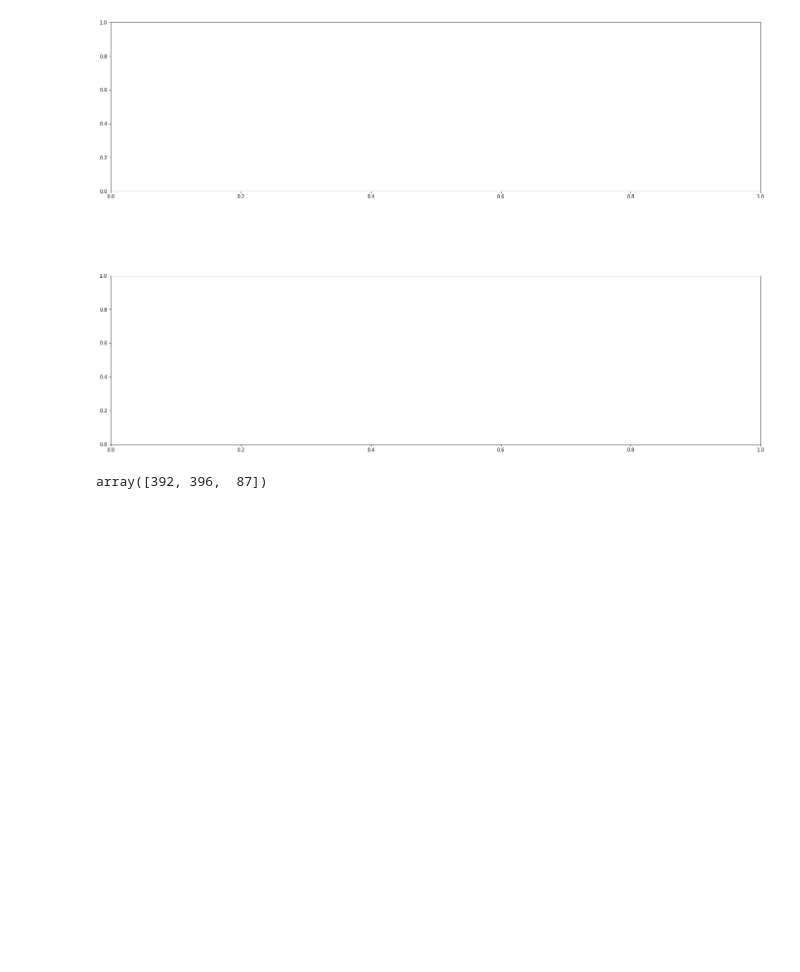
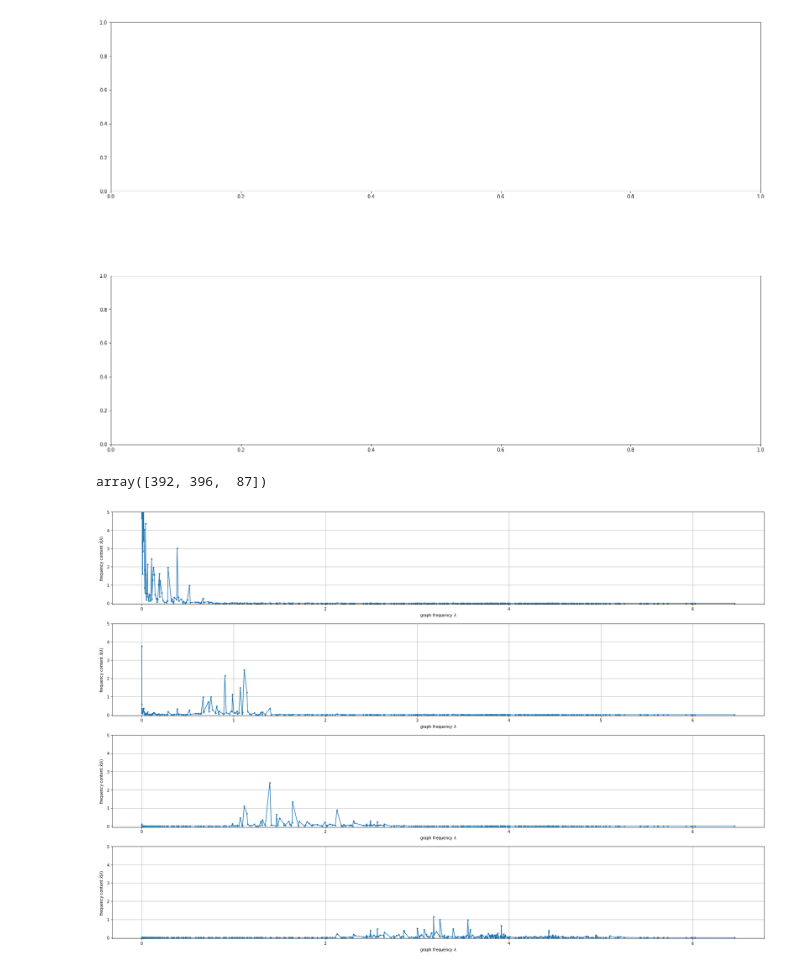
Before and after one commit to ethz-asl/fgsp, a Jupyter notebook: src/Mission_03_test.ipynb, the cells around one changed output. Drawn from its saved outputs; the diff is of its cells as text; code cells hidden in the pictures; blank space fills up the shorter version.

```diff
--- a/src/Mission_03_test.ipynb
+++ b/src/Mission_03_test.ipynb
@@ -376,0 +357,40 @@ peaks[0,j] = 1
+# %%
+s_0_hat = G.gft(s[:,0]).squeeze()
+s_1_hat = G.gft(s[:,1]).squeeze()
+s_2_hat = G.gft(s[:,2]).squeeze()
+s_3_hat = G.gft(s[:,3]).squeeze()
+
+fig, axes = plt.subplots(4, 1, figsize=(24, 16))
+fig.subplots_adjust(hspace=0.5)
+
+axes[0].plot(G.e, np.abs(s_0_hat), '.-')
+axes[0].set_xticks(range(0, 8, 2))
+axes[0].set_xlabel(r'graph frequency $\lambda$')
+axes[0].set_ylim(-0.05, 5)
+axes[0].set_ylabel(r'frequency content $\hat{x}(\lambda)$')
+axes[0].grid()
+
+axes[1].plot(G.e, np.abs(s_1_hat), '.-')
+#axes[1].set_xticks(range(0, 8, 2))
+axes[1].set_xlabel(r'graph frequency $\lambda$')
+axes[1].set_ylim(-0.05, 5)
+axes[1].set_ylabel(r'frequency content $\hat{x}(\lambda)$')
+axes[1].grid()
+
+axes[2].plot(G.e, np.abs(s_2_hat), '.-')
+axes[2].set_xticks(range(0, 8, 2))
+axes[2].set_xlabel(r'graph frequency $\lambda$')
+axes[2].set_ylim(-0.05, 5)
+axes[2].set_ylabel(r'frequency content $\hat{x}(\lambda)$')
+axes[2].grid()
+
+axes[3].plot(G.e, np.abs(s_3_hat), '.-')
+axes[3].set_xticks(range(0, 8, 2))
+axes[3].set_xlabel(r'graph frequency $\lambda$')
+axes[3].set_ylim(-0.05, 5)
+axes[3].set_ylabel(r'frequency content $\hat{x}(\lambda)$')
+axes[3].grid()
+
+fig.tight_layout()
+# %% [output]
+[figure, added]
```
Also changed, not shown: parts of 5 cells of this notebook, 2 other files.
